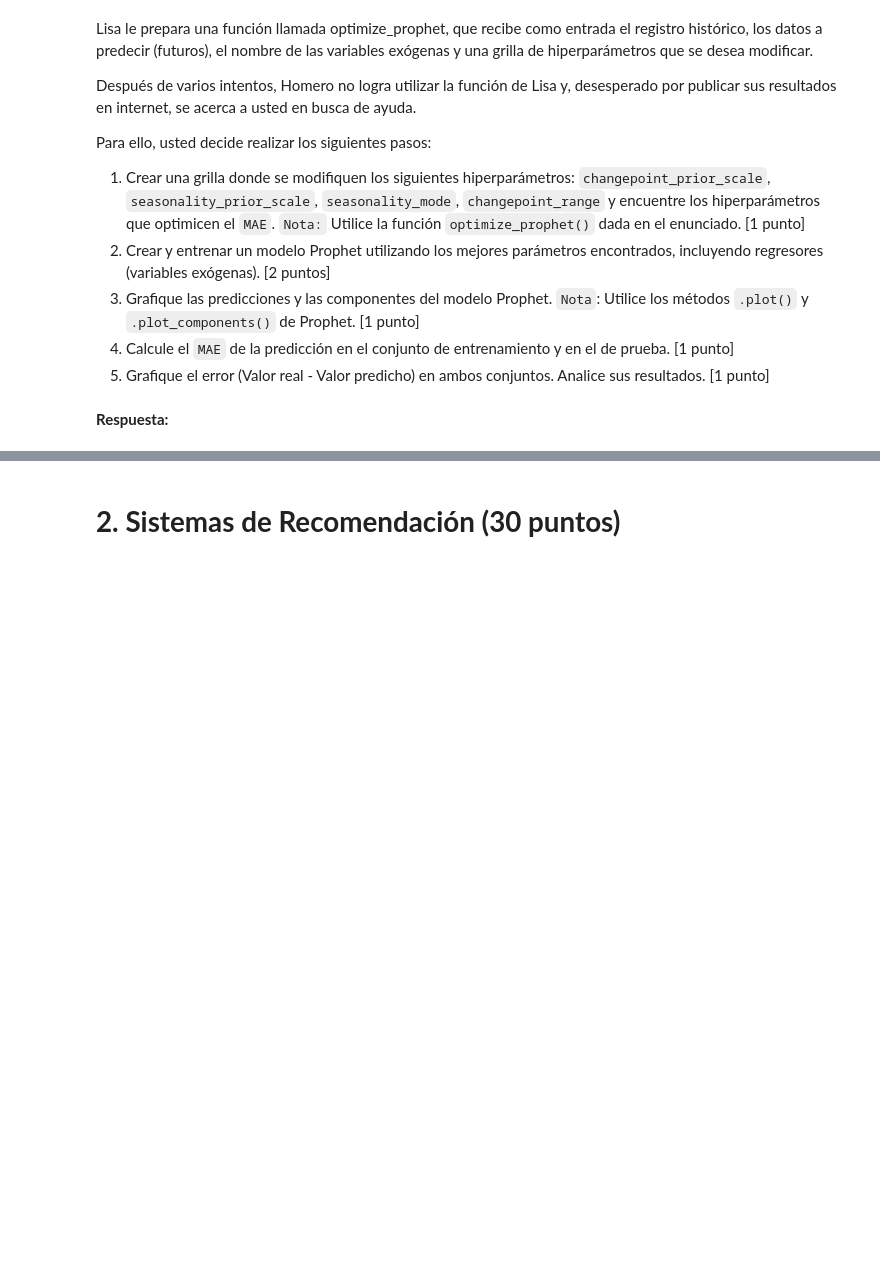
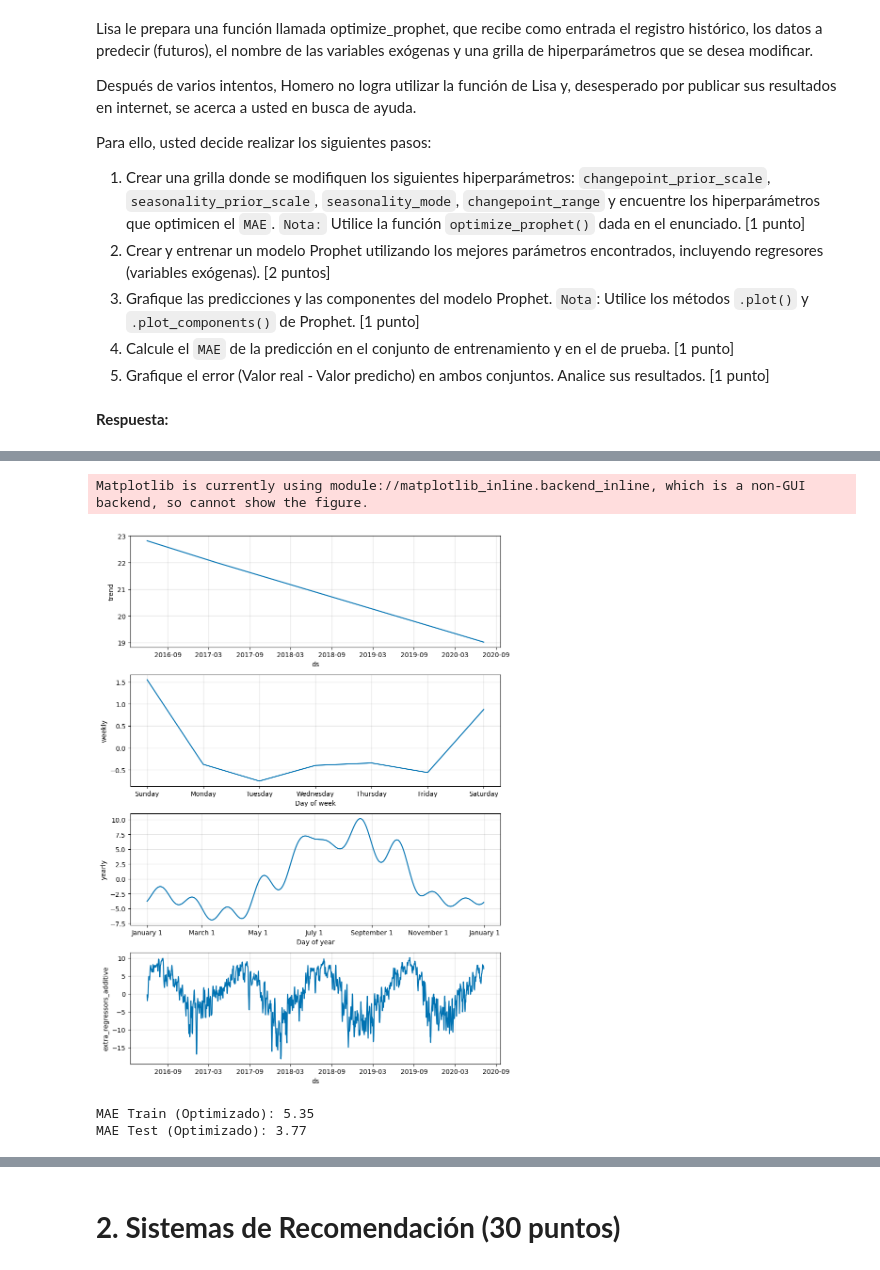
Before and after one commit to MartinTorricoP/Laboratorios_MDS7202, a Jupyter notebook: Lab8_-_Forecasting_y_sistema_de_recomendacion/Lab_8_MT_AT.ipynb, the cells around one changed output, grey strips where cells are left out. Drawn from its saved outputs; the diff is of its cells as text; code cells hidden in the pictures; blank space fills up the shorter version.

```diff
--- a/Lab8_-_Forecasting_y_sistema_de_recomendacion/Lab_8_MT_AT.ipynb
+++ b/Lab8_-_Forecasting_y_sistema_de_recomendacion/Lab_8_MT_AT.ipynb
@@ -893,0 +938,18 @@ def optimize_prophet(df, df_to_pred, features, param_grid ):
+# %%
+fig8 = m_optimized.plot_components(forecast_optimized)
+fig8.show()
+# %% [output]
+Matplotlib is currently using module://matplotlib_inline.backend_inline, which is a non-GUI backend, so cannot show the figure.
+[figure, added]
+# %%
+#  4
+forecast_train_optimized = forecast_optimized.iloc[:-129]
+forecast_test_optimized = forecast_optimized.tail(129)
+
+mae_train_optimized = mean_absolute_error(train_merged_lagged['y'], forecast_train_optimized['yhat'])
+mae_test_optimized = mean_absolute_error(test_merged_lagged['y'], forecast_test_optimized['yhat'])
+print(f'MAE Train (Optimizado): {mae_train_optimized:.2f}')
+print(f'MAE Test (Optimizado): {mae_test_optimized:.2f}')
+# %% [output]
+MAE Train (Optimizado): 5.35
+MAE Test (Optimizado): 3.77
```
Also changed, not shown: parts of 31 cells of this notebook.
